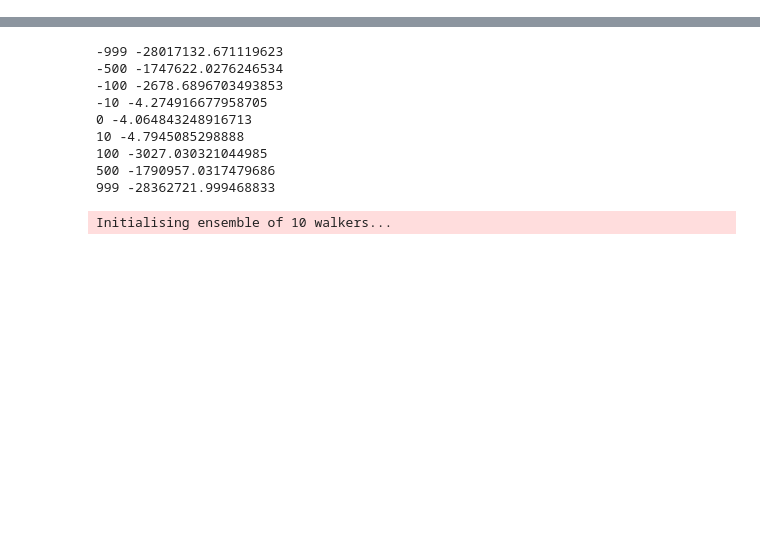
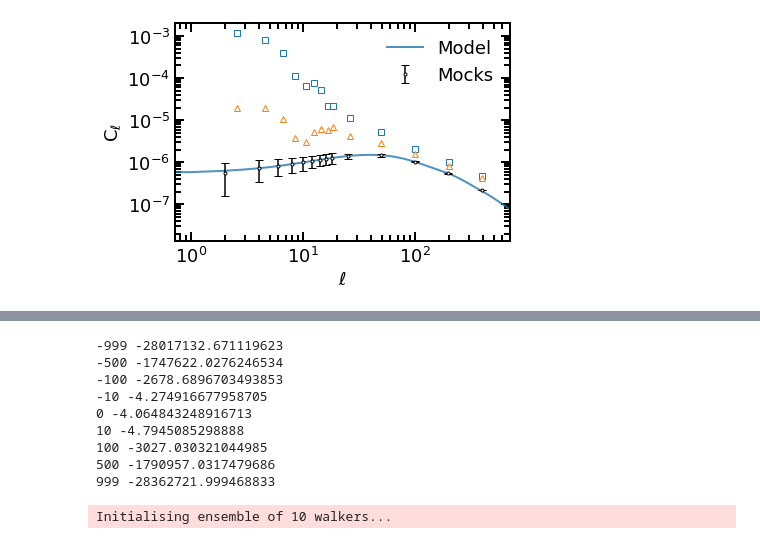
Before and after one commit to mehdirezaie/FFTLog-and-beyond, a Jupyter notebook: notebook/MCMC-partialsky.ipynb, the cells around one changed output, grey strips where cells are left out. Cells and saved outputs as stored; diff of their text form; code cells hidden in the pictures; blank space fills up the shorter version.

```diff
--- a/notebook/MCMC-partialsky.ipynb
+++ b/notebook/MCMC-partialsky.ipynb
@@ -54,3 +115,53 @@ plt.savefig('mocks_model.png', dpi=300, bbox_inches='tight')
+# %%
+# plot
+el_m = np.arange(3*256)
+
+
+fig, ax = plt.subplots()
+
+
+ax.errorbar(x, y, yerr=np.diag(cov)**0.5,
+             ls='none', color='k', marker='o', mfc='w', capsize=4,
+             label='Mocks', zorder=10, markersize=3)
+
+ax.plot(xd_bf, yd_bf, ls='None', marker='s', mfc='w')
+ax.plot(xd_af, yd_af, ls='None', marker='^', mfc='w')
+
+
+
+# ax.plot(el_m, model(el_m, 0),     'k-',  alpha=0.8, lw=0.5)
+# ax.plot(el_m, model(el_m, 20.),  'k--', alpha=0.8, lw=0.5)
+# ax.plot(el_m, model(el_m, -20.), 'k--', alpha=0.8, lw=0.5)
+
+# plt.plot(el_m, modelw(el_m, 0,),     'C0-',  alpha=0.8, lw=)
+# plt.plot(el_m, modelw(el_m, 100., ), 'C0--', alpha=0.8, lw=0.8)
+# plt.plot(el_m, modelw(el_m, -100.,), 'C0--', alpha=0.8, lw=0.8)
+
+ax.plot(el_m, modelw(el_m, 0,),    'C0-',  alpha=0.8, lw=2, label='Model')
+# ax.plot(el_m, modelw(el_m, 20.), 'C0--', alpha=0.8, lw=1)
+# ax.plot(el_m, modelw(el_m, -20.), 'C0--', alpha=0.8, lw=1)
+
+# plt.plot(el_m, modelw(el_m, 0, [0, 1]), 'C2-', alpha=0.8)
+# plt.plot(el_m, modelw(el_m, 100., [0, 1]), 'C2--', alpha=0.8, lw=0.8)
+# plt.plot(el_m, modelw(el_m, -100., [0, 1]), 'C2--', alpha=0.8, lw=0.8)
+
+
+axis_kw = dict(width=2, direction='in', pad=5)
+ax.xaxis.set_tick_params(which='major', size=9, top=True, **axis_kw)
+ax.xaxis.set_tick_params(which='minor', size=6, top=True, **axis_kw)
+ax.yaxis.set_tick_params(which='major', size=9, right=True, **axis_kw)
+ax.yaxis.set_tick_params(which='minor', size=6, right=True, **axis_kw)
+
+ax.set_xscale('log')
+ax.set_yscale('log')
+# ax.set_ylim((5.0e-8, 9.e-5))
+ax.legend(frameon=False)
+ax.set_xlim(xmax=700)
+ax.set_xlabel(r'$\ell$')
+ax.set_ylabel('C$_{\ell}$')
+fig.savefig('bassmodel.png', dpi=300, bbox_inches='tight', facecolor='w')
+# %% [output]
+[figure, added]
 # %%
 plt.imshow(cov, origin='lower')
 # %% [output]
```
Also changed, not shown: parts of 15 cells of this notebook, 8 other files.
